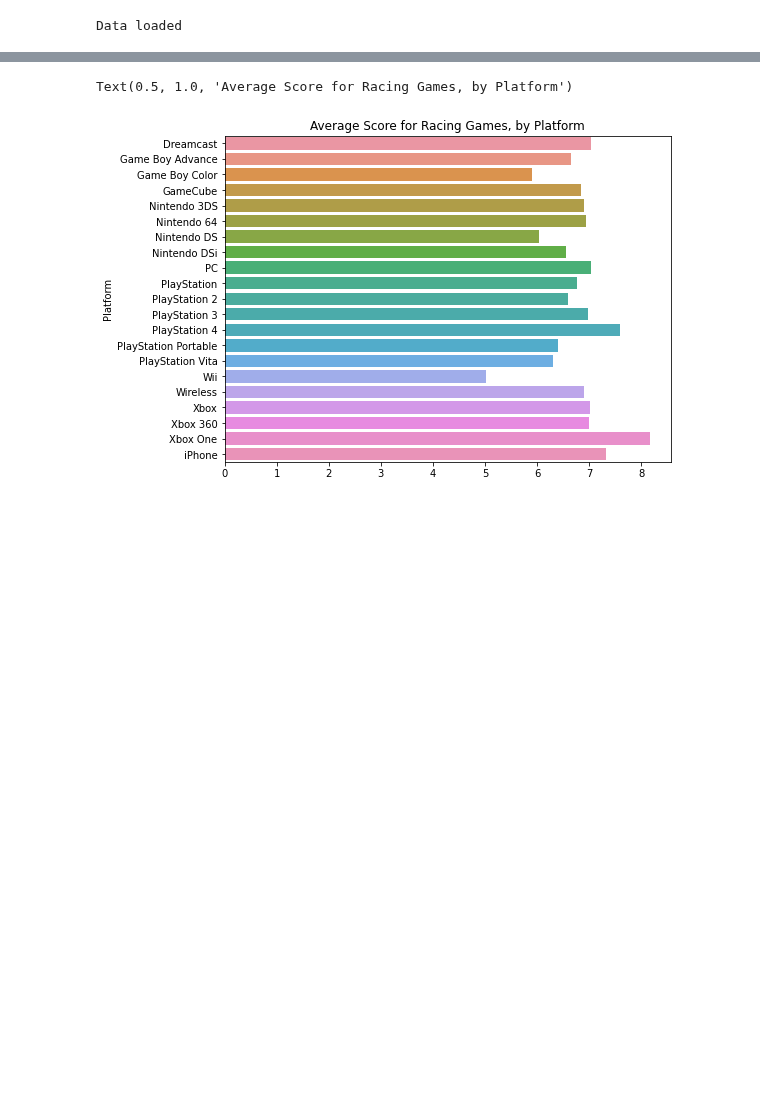
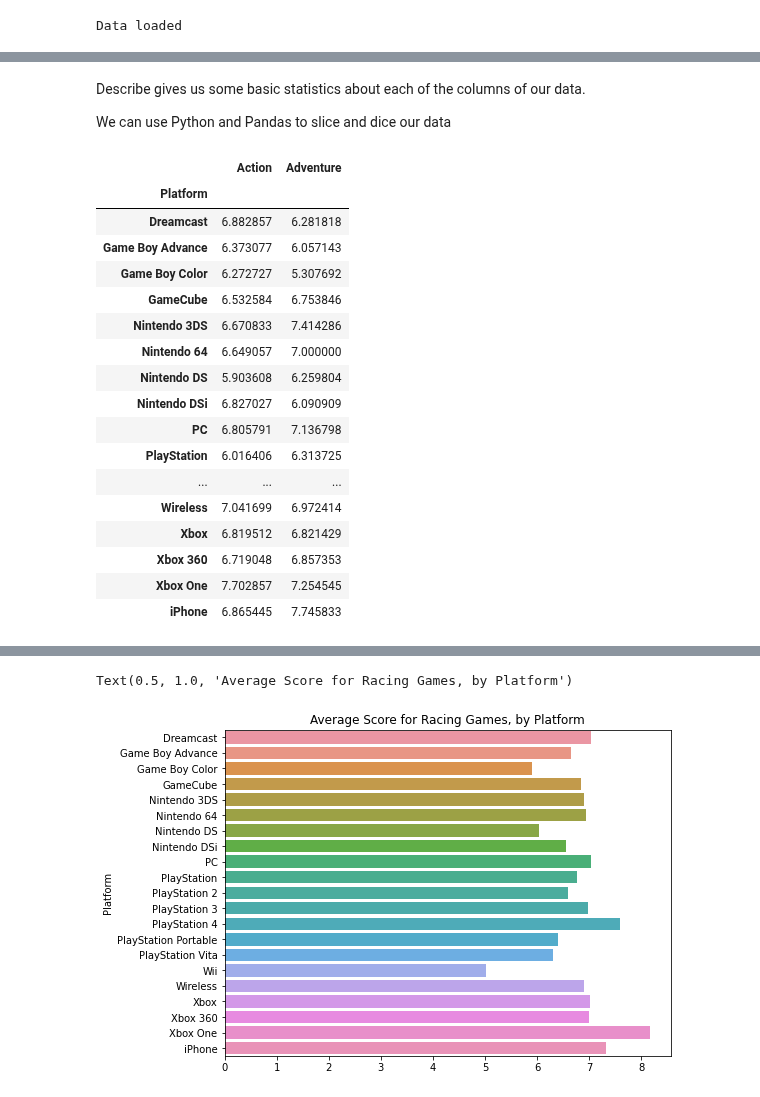
Before and after one commit to mblackstock/ds1-analytics, a Jupyter notebook: ign.ipynb, the cells around one changed output, grey strips where cells are left out. Drawn from its saved outputs; the diff is of its cells as text; code cells hidden in the pictures; blank space fills up the shorter version.

```diff
--- a/ign.ipynb
+++ b/ign.ipynb
@@ -84,0 +228,26 @@ The dataset that you've just printed shows the average score, by platform and ge
+# %% [markdown]
+Describe gives us some basic statistics about each of the columns of our data.
+
+We can use Python and Pandas to slice and dice our data
+# %%
+# action and adventure only
+ign_data[['Action', 'Adventure']]
+# %% [output]
+|  | Action | Adventure |
+| Platform |  |  |
+| Dreamcast | 6.882857 | 6.281818 |
+| Game Boy Advance | 6.373077 | 6.057143 |
+| Game Boy Color | 6.272727 | 5.307692 |
+| GameCube | 6.532584 | 6.753846 |
+| Nintendo 3DS | 6.670833 | 7.414286 |
+| Nintendo 64 | 6.649057 | 7.000000 |
+| Nintendo DS | 5.903608 | 6.259804 |
+| Nintendo DSi | 6.827027 | 6.090909 |
+| PC | 6.805791 | 7.136798 |
+| PlayStation | 6.016406 | 6.313725 |
+| ... | ... | ... |
+| Wireless | 7.041699 | 6.972414 |
+| Xbox | 6.819512 | 6.821429 |
+| Xbox 360 | 6.719048 | 6.857353 |
+| Xbox One | 7.702857 | 7.254545 |
+| iPhone | 6.865445 | 7.745833 |
```
Also changed, not shown: parts of 25 cells of this notebook.
